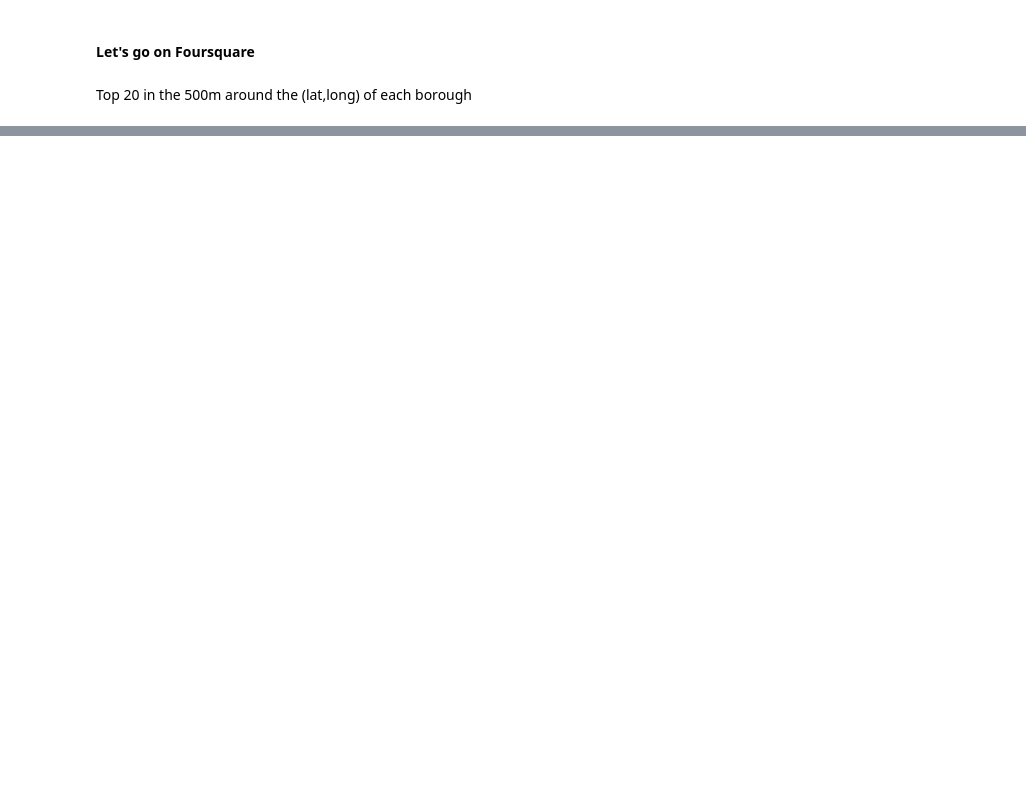
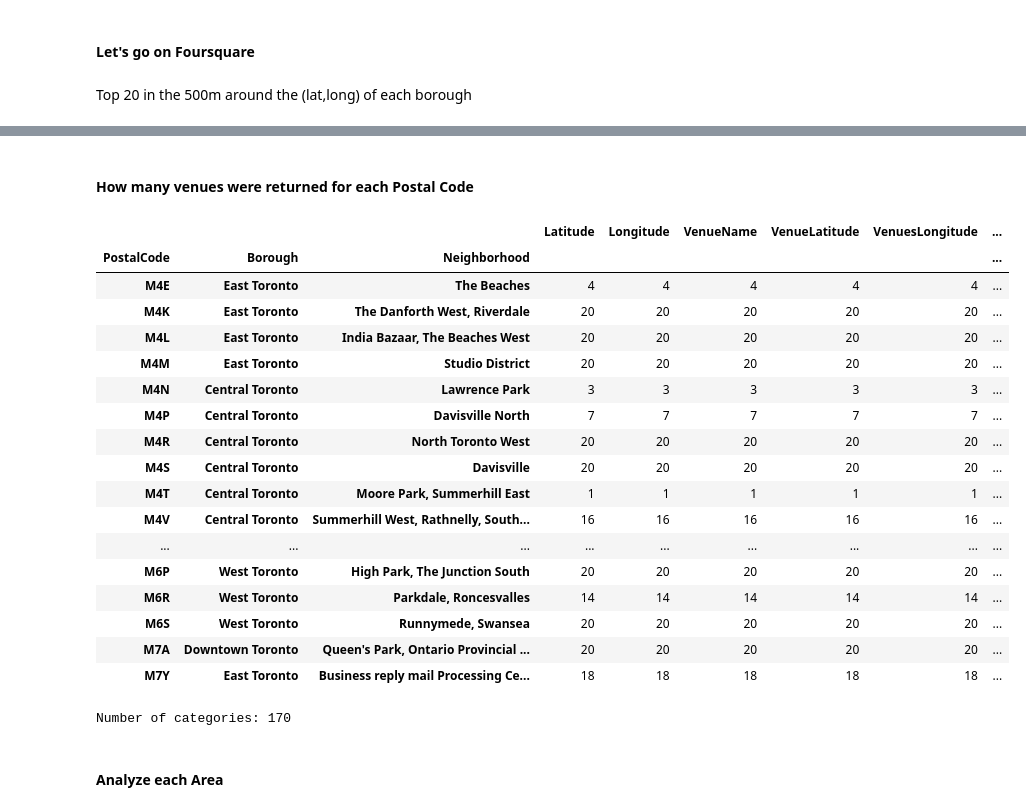
Before and after one commit to gillesw/capstone_ibm, a Jupyter notebook: Module 3/Module3-part3.ipynb, the cells around one changed output, grey strips where cells are left out. Drawn from its saved outputs; the diff is of its cells as text; code cells hidden in the pictures; blank space fills up the shorter version.

```diff
--- a/Module 3/Module3-part3.ipynb
+++ b/Module 3/Module3-part3.ipynb
@@ -317,0 +291,2 @@ v_df.head()
+# %%
+v_df=pd.read_csv('venus_toronto.csv')
@@ -317,0 +302,29 @@ v_df.head()
+# %% [markdown]
+#### How many venues were returned for each Postal Code
+# %%
+v_df.groupby(["PostalCode", "Borough", "Neighborhood"]).count()
+# %% [output]
+|  |  |  | Latitude | Longitude | VenueName | VenueLatitude | VenuesLongitude | ... |
+| PostalCode | Borough | Neighborhood |  |  |  |  |  | ... |
+| M4E | East Toronto | The Beaches | 4 | 4 | 4 | 4 | 4 | ... |
+| M4K | East Toronto | The Danforth West, Riverdale | 20 | 20 | 20 | 20 | 20 | ... |
+| M4L | East Toronto | India Bazaar, The Beaches West | 20 | 20 | 20 | 20 | 20 | ... |
+| M4M | East Toronto | Studio District | 20 | 20 | 20 | 20 | 20 | ... |
+| M4N | Central Toronto | Lawrence Park | 3 | 3 | 3 | 3 | 3 | ... |
+| M4P | Central Toronto | Davisville North | 7 | 7 | 7 | 7 | 7 | ... |
+| M4R | Central Toronto | North Toronto West | 20 | 20 | 20 | 20 | 20 | ... |
+| M4S | Central Toronto | Davisville | 20 | 20 | 20 | 20 | 20 | ... |
+| M4T | Central Toronto | Moore Park, Summerhill East | 1 | 1 | 1 | 1 | 1 | ... |
+| M4V | Central Toronto | Summerhill West, Rathnelly, South... | 16 | 16 | 16 | 16 | 16 | ... |
+| ... | ... | ... | ... | ... | ... | ... | ... | ... |
+| M6P | West Toronto | High Park, The Junction South | 20 | 20 | 20 | 20 | 20 | ... |
+| M6R | West Toronto | Parkdale, Roncesvalles | 14 | 14 | 14 | 14 | 14 | ... |
+| M6S | West Toronto | Runnymede, Swansea | 20 | 20 | 20 | 20 | 20 | ... |
+| M7A | Downtown Toronto | Queen's Park, Ontario Provincial ... | 20 | 20 | 20 | 20 | 20 | ... |
+| M7Y | East Toronto | Business reply mail Processing Ce... | 18 | 18 | 18 | 18 | 18 | ... |
+# %%
+print('Number of categories: {}'.format(len(v_df['VenueCategory'].unique())))
+# %% [output]
+Number of categories: 170
+# %% [markdown]
+#### Analyze each Area
```
Also changed, not shown: parts of 11 cells of this notebook, 1 other file.
